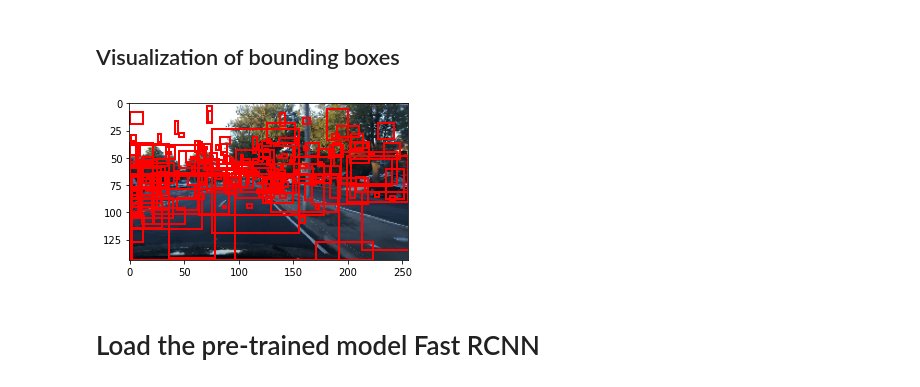
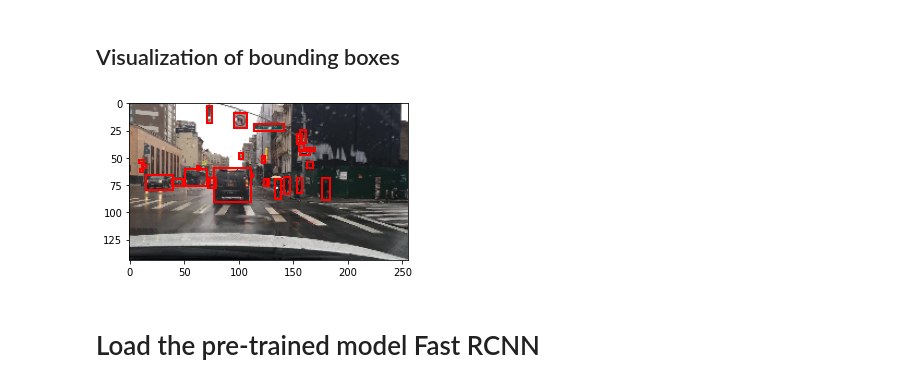
Before and after one commit to amcheyre-nw/DL_Object_detection, a Jupyter notebook: Faster_RCNN_2.ipynb, the cells around one changed output. Drawn from its saved outputs; the diff is of its cells as text; code cells hidden in the pictures.

```diff
--- a/Faster_RCNN_2.ipynb
+++ b/Faster_RCNN_2.ipynb
@@ -142,28 +138,30 @@ class SelfDrivingCarDataset(torch.utils.data.Dataset):
         # cv2 image gives size as height x width
         wt = img.shape[1]
         ht = img.shape[0]
-        #print(img.shape)
 
-        # box coordinates for json file are extracted and corrected for image size given
+        # get information from the every image
         for image in train_data:
           # check if image json is in image files
-          if image['name'] in self.imgs:
+          if image['name'] == img_name:
             images.append(image['name'])
-            labels.append(self.classes.index(image['labels'][0]['category']))
+            for i in range(len(image['labels'])):
+              label = image['labels'][i]['category']
+              if label in self.classes:
+                labels.append(self.classes.index(label))
 
-            # bounding box
-            xmin = image['labels'][0]['box2d']['x1']
-            xmax = image['labels'][0]['box2d']['x2']
+                # bounding box
+                xmin = image['labels'][i]['box2d']['x1']
+                xmax = image['labels'][i]['box2d']['x2']
 
-            ymin = image['labels'][0]['box2d']['y1']
-            ymax = image['labels'][0]['box2d']['y2']
+                ymin = image['labels'][i]['box2d']['y1']
+                ymax = image['labels'][i]['box2d']['y2']
 
-            xmin_corr = (xmin/wt)*self.width
-            xmax_corr = (xmax/wt)*self.width
-            ymin_corr = (ymin/ht)*self.height
-            ymax_corr = (ymax/ht)*self.height
+                xmin_corr = (xmin/wt)*self.width
+                xmax_corr = (xmax/wt)*self.width
+                ymin_corr = (ymin/ht)*self.height
+                ymax_corr = (ymax/ht)*self.height
 
-            boxes.append([xmin_corr, ymin_corr, xmax_corr, ymax_corr])
+                boxes.append([xmin_corr, ymin_corr, xmax_corr, ymax_corr])
 
         # convert boxes into a torch.Tensor
         boxes = torch.as_tensor(boxes, dtype=torch.float32)
@@ -207,8 +205,8 @@ dataset = SelfDrivingCarDataset(files_dir, 1280, 720)
 print('length of dataset = ', len(dataset), '\n')
 
 # getting the image and target for a test index.  Feel free to change the index.
-img, target = dataset[78]
-print(img.shape)
+img, target = dataset[121]
+print(img.shape, '\n', target)
 # %% [output]
 length of dataset =  210
 
@@ -218,27 +229,29 @@ length of dataset =  210
 # %%
 def plot_img_bbox(img, target):
     # plot the image and bboxes
     # Bounding boxes are defined as follows: x-min y-min width height
     fig, a = plt.subplots(1,1)
     fig.set_size_inches(5,5)
     a.imshow(img)
+
     for box in (target['boxes']):
+
         x, y, width, height  = box[0], box[1], box[2]-box[0], box[3]-box[1]
         rect = patches.Rectangle((x, y),
                                  width, height,
                                  linewidth = 2,
                                  edgecolor = 'r',
                                  facecolor = 'none')
 
         # Draw the bounding box on top of the image
         a.add_patch(rect)
     plt.show()
 
 # plotting the image with bboxes. Feel free to change the index
-img, target = dataset[25]
+img, target = dataset[200]
 plot_img_bbox(img, target)
 # %% [output]
-[figure, old version]
+[figure, new version]
 # %% [markdown]
 # Load the pre-trained model Fast RCNN
 # %%
```
Also changed, not shown: parts of 8 cells of this notebook.
